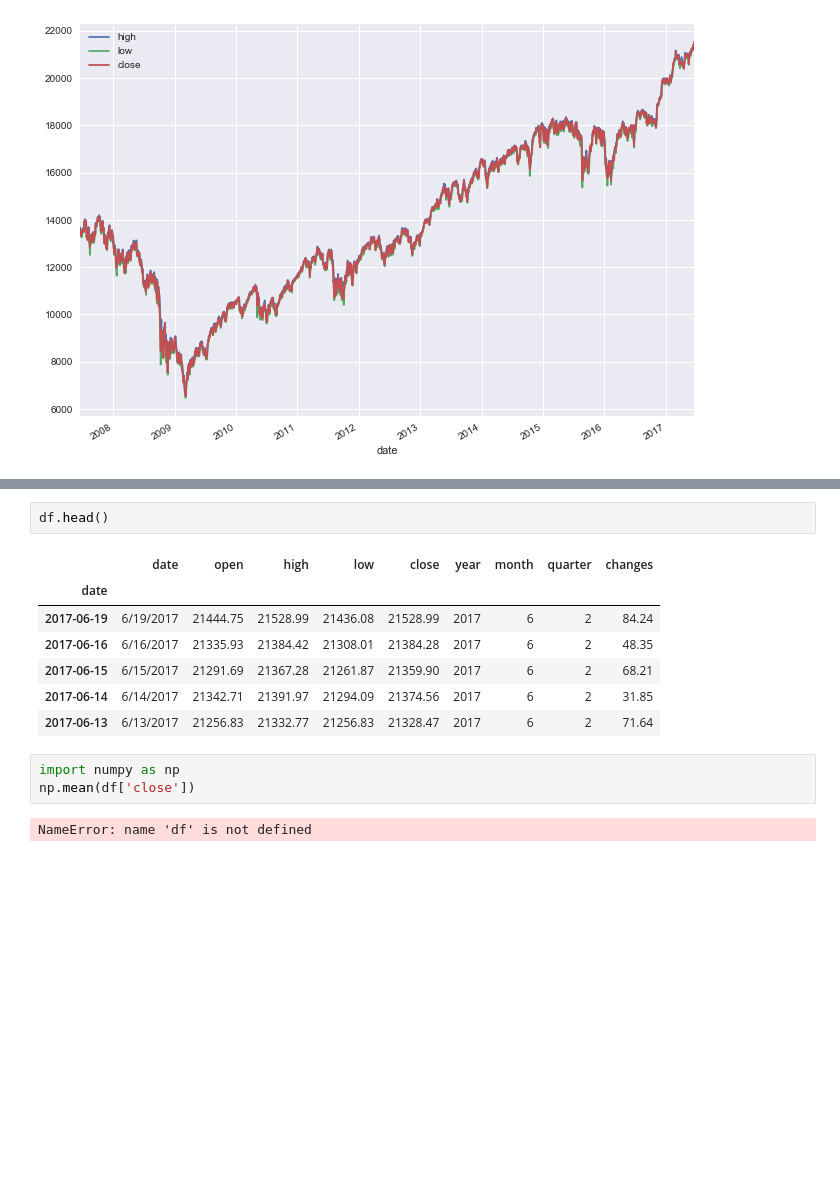
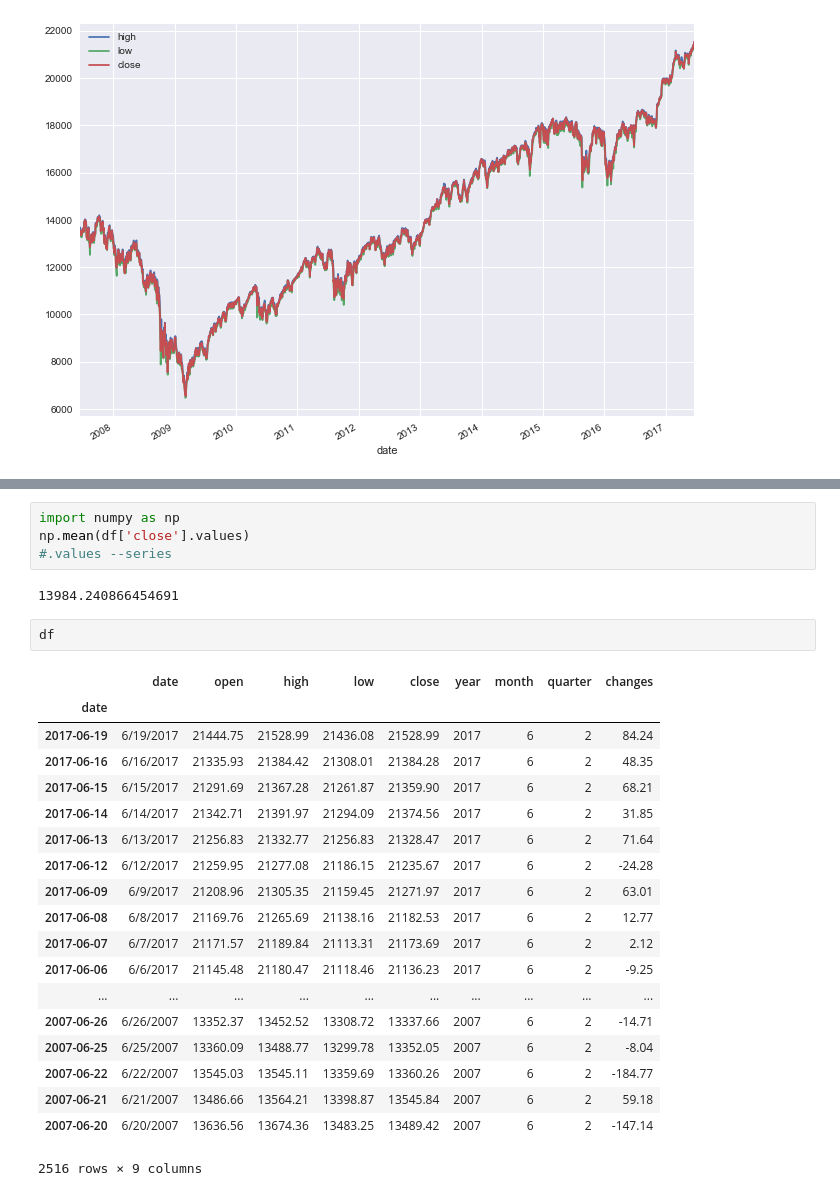
Before and after one commit to cmycherry/springboard, a Jupyter notebook: stock-prices/djiapredict.ipynb, the cells around one changed output, grey strips where cells are left out. Cells and saved outputs as stored; diff of their text form; blank space fills up the shorter version.

```diff
--- a/stock-prices/djiapredict.ipynb
+++ b/stock-prices/djiapredict.ipynb
@@ -75,15 +103,28 @@ Requirement already satisfied: mpld3 in c:\users\manya\anaconda3\lib\site-packag
+# %%
+import numpy as np
+np.mean(df['close'].values)
+#.values --series
+# %% [output]
+13984.240866454691
 # %%
-df.head()
+df
 # %% [output]
 |  | date | open | high | low | close | year | month | quarter | changes |
 | date |  |  |  |  |  |  |  |  |  |
 | 2017-06-19 | 6/19/2017 | 21444.75 | 21528.99 | 21436.08 | 21528.99 | 2017 | 6 | 2 | 84.24 |
 | 2017-06-16 | 6/16/2017 | 21335.93 | 21384.42 | 21308.01 | 21384.28 | 2017 | 6 | 2 | 48.35 |
 | 2017-06-15 | 6/15/2017 | 21291.69 | 21367.28 | 21261.87 | 21359.90 | 2017 | 6 | 2 | 68.21 |
 | 2017-06-14 | 6/14/2017 | 21342.71 | 21391.97 | 21294.09 | 21374.56 | 2017 | 6 | 2 | 31.85 |
 | 2017-06-13 | 6/13/2017 | 21256.83 | 21332.77 | 21256.83 | 21328.47 | 2017 | 6 | 2 | 71.64 |
+| 2017-06-12 | 6/12/2017 | 21259.95 | 21277.08 | 21186.15 | 21235.67 | 2017 | 6 | 2 | -24.28 |
+| 2017-06-09 | 6/9/2017 | 21208.96 | 21305.35 | 21159.45 | 21271.97 | 2017 | 6 | 2 | 63.01 |
+| 2017-06-08 | 6/8/2017 | 21169.76 | 21265.69 | 21138.16 | 21182.53 | 2017 | 6 | 2 | 12.77 |
+| 2017-06-07 | 6/7/2017 | 21171.57 | 21189.84 | 21113.31 | 21173.69 | 2017 | 6 | 2 | 2.12 |
+| 2017-06-06 | 6/6/2017 | 21145.48 | 21180.47 | 21118.46 | 21136.23 | 2017 | 6 | 2 | -9.25 |
+| ... | ... | ... | ... | ... | ... | ... | ... | ... | ... |
+| 2007-06-26 | 6/26/2007 | 13352.37 | 13452.52 | 13308.72 | 13337.66 | 2007 | 6 | 2 | -14.71 |
+| 2007-06-25 | 6/25/2007 | 13360.09 | 13488.77 | 13299.78 | 13352.05 | 2007 | 6 | 2 | -8.04 |
+| 2007-06-22 | 6/22/2007 | 13545.03 | 13545.11 | 13359.69 | 13360.26 | 2007 | 6 | 2 | -184.77 |
+| 2007-06-21 | 6/21/2007 | 13486.66 | 13564.21 | 13398.87 | 13545.84 | 2007 | 6 | 2 | 59.18 |
+| 2007-06-20 | 6/20/2007 | 13636.56 | 13674.36 | 13483.25 | 13489.42 | 2007 | 6 | 2 | -147.14 |
+2516 rows × 9 columns
-# %%
-import numpy as np
-np.mean(df['close'])
-# %% [output]
-NameError: name 'df' is not defined
```
Also changed, not shown: parts of 27 cells of this notebook.
